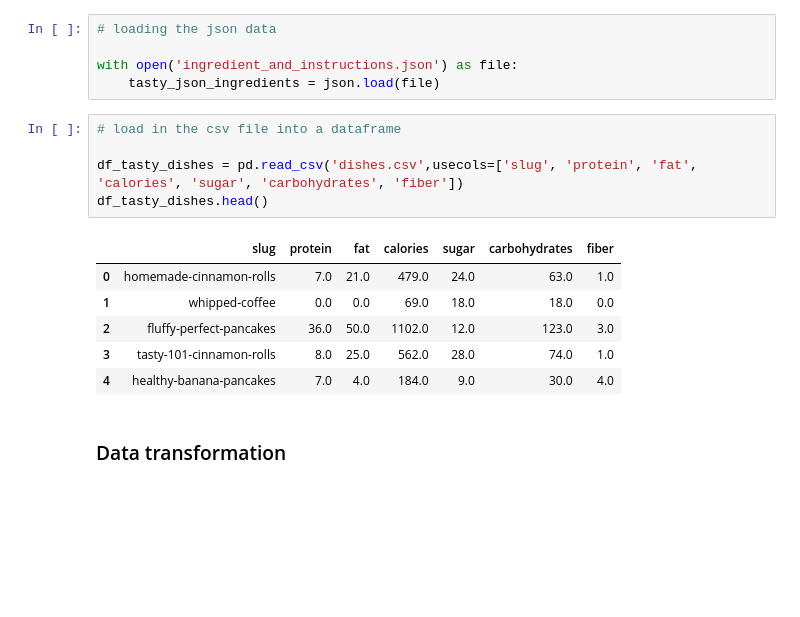
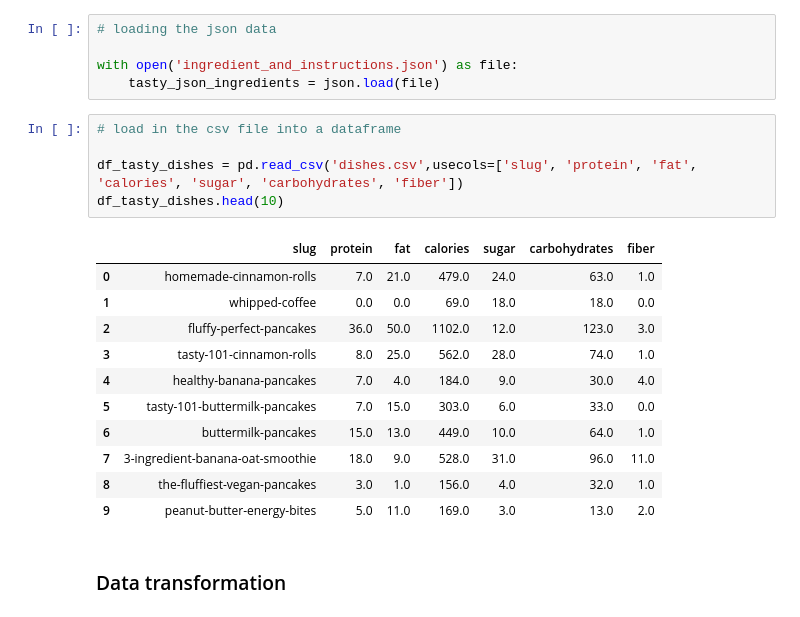
Before and after one commit to Vaaruni2797/Food-KG-Project, a Jupyter notebook: DSE_203_Project.ipynb, the cells around one changed output. Cells and saved outputs as stored; diff of their text form; blank space fills up the shorter version.

```diff
--- a/DSE_203_Project.ipynb
+++ b/DSE_203_Project.ipynb
@@ -72,15 +72,20 @@ with open('ingredient_and_instructions.json') as file:
 # %%
 # load in the csv file into a dataframe
 
 df_tasty_dishes = pd.read_csv('dishes.csv',usecols=['slug', 'protein', 'fat', 'calories', 'sugar', 'carbohydrates', 'fiber'])
-df_tasty_dishes.head()
+df_tasty_dishes.head(10)
 # %% [output]
 |  | slug | protein | fat | calories | sugar | carbohydrates | fiber |
 | 0 | homemade-cinnamon-rolls | 7.0 | 21.0 | 479.0 | 24.0 | 63.0 | 1.0 |
 | 1 | whipped-coffee | 0.0 | 0.0 | 69.0 | 18.0 | 18.0 | 0.0 |
 | 2 | fluffy-perfect-pancakes | 36.0 | 50.0 | 1102.0 | 12.0 | 123.0 | 3.0 |
 | 3 | tasty-101-cinnamon-rolls | 8.0 | 25.0 | 562.0 | 28.0 | 74.0 | 1.0 |
 | 4 | healthy-banana-pancakes | 7.0 | 4.0 | 184.0 | 9.0 | 30.0 | 4.0 |
+| 5 | tasty-101-buttermilk-pancakes | 7.0 | 15.0 | 303.0 | 6.0 | 33.0 | 0.0 |
+| 6 | buttermilk-pancakes | 15.0 | 13.0 | 449.0 | 10.0 | 64.0 | 1.0 |
+| 7 | 3-ingredient-banana-oat-smoothie | 18.0 | 9.0 | 528.0 | 31.0 | 96.0 | 11.0 |
+| 8 | the-fluffiest-vegan-pancakes | 3.0 | 1.0 | 156.0 | 4.0 | 32.0 | 1.0 |
+| 9 | peanut-butter-energy-bites | 5.0 | 11.0 | 169.0 | 3.0 | 13.0 | 2.0 |
 # %% [markdown]
 ### Data transformation
 # %% [markdown]
```
Also changed, not shown: parts of 13 cells of this notebook.
